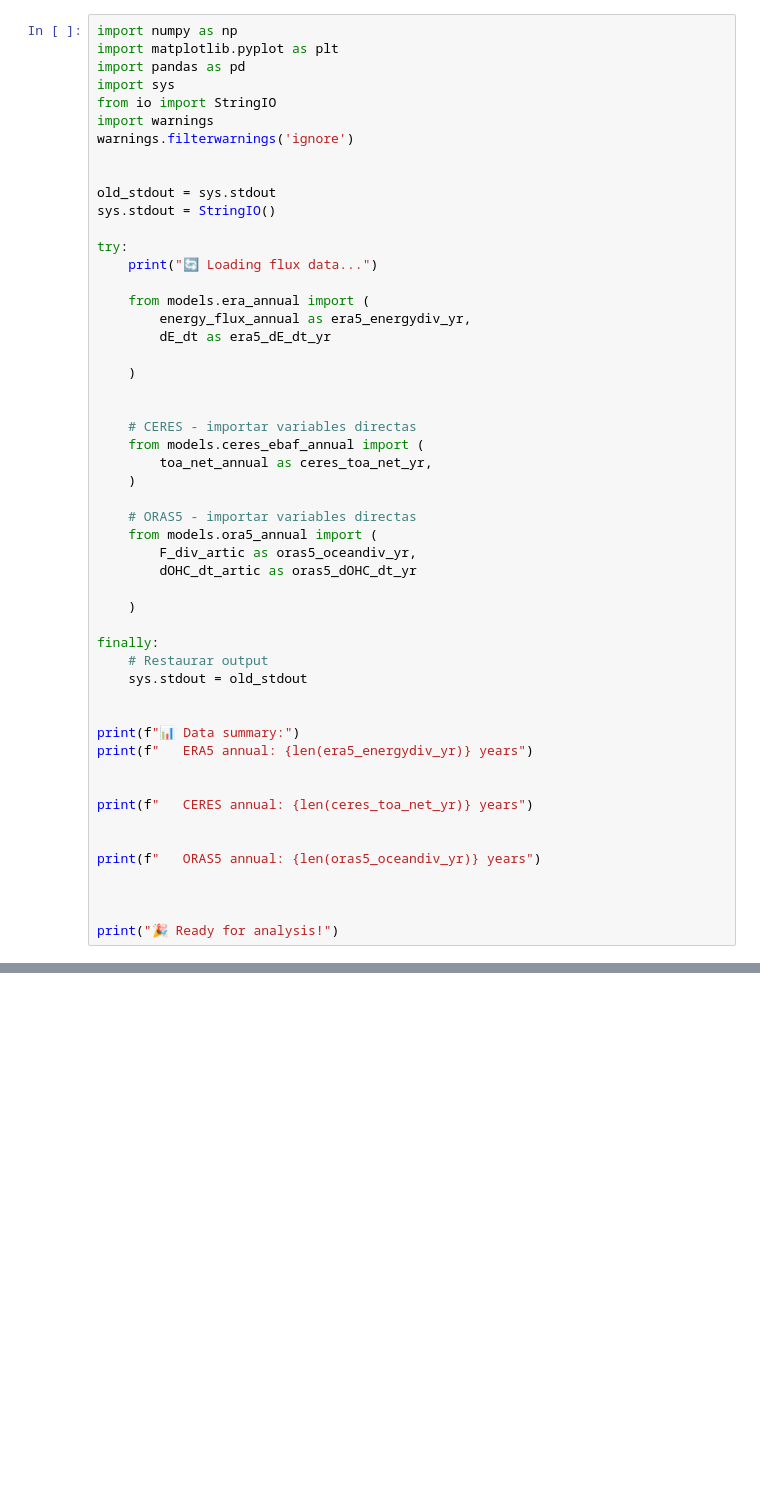
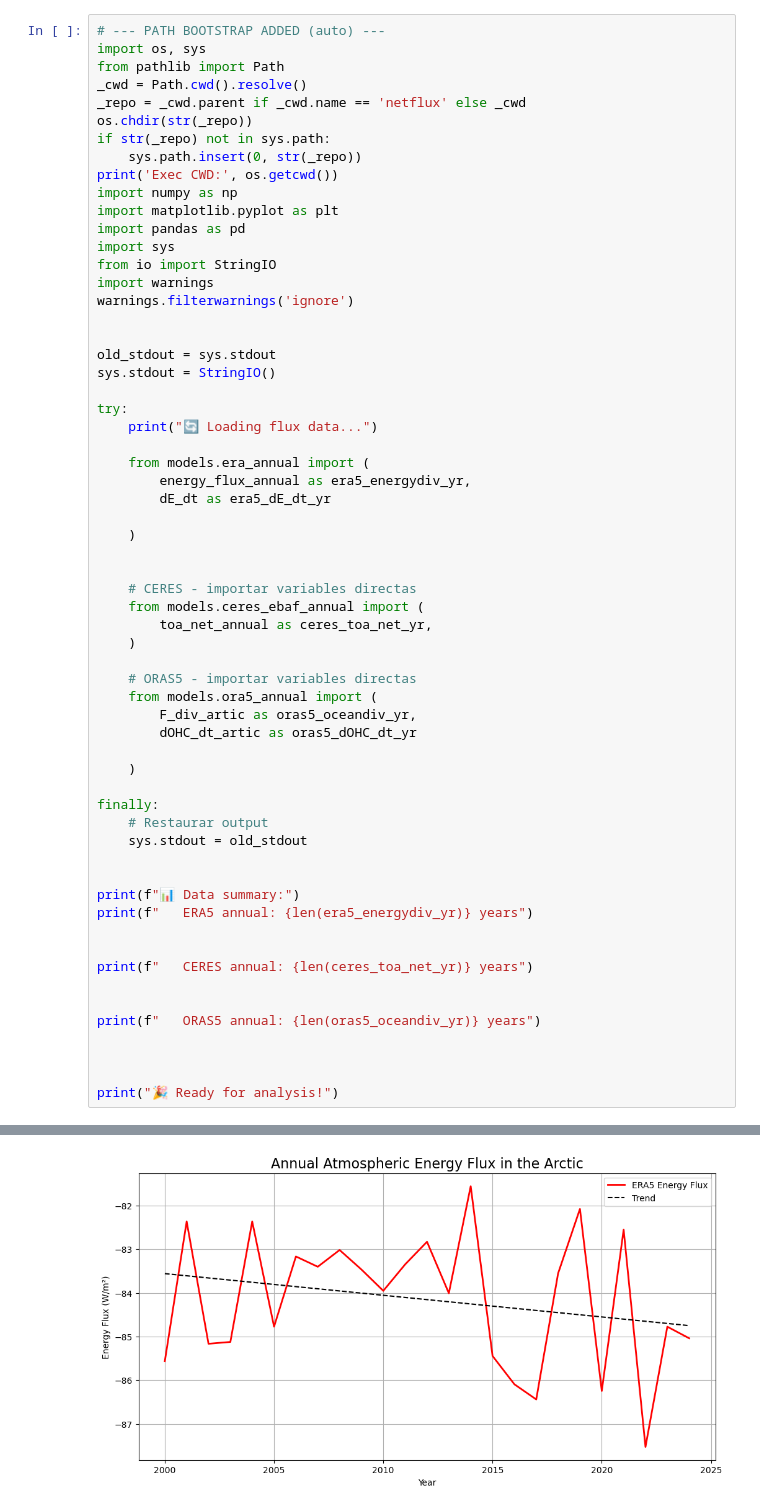
Before and after one commit to mc5601/arctic-energy-budget-analysis, a Jupyter notebook: netflux/net_flux-annual.ipynb, the cells around one changed output, grey strips where cells are left out. Drawn from its saved outputs; the diff is of its cells as text; blank space fills up the shorter version.

Commit message:
Execute public notebooks and add models/plots outputs

```diff
--- a/netflux/net_flux-annual.ipynb
+++ b/netflux/net_flux-annual.ipynb
@@ -1,4 +1,13 @@
 # %%
+# --- PATH BOOTSTRAP ADDED (auto) ---
+import os, sys
+from pathlib import Path
+_cwd = Path.cwd().resolve()
+_repo = _cwd.parent if _cwd.name == 'netflux' else _cwd
+os.chdir(str(_repo))
+if str(_repo) not in sys.path:
+    sys.path.insert(0, str(_repo))
+print('Exec CWD:', os.getcwd())
 import numpy as np
 import matplotlib.pyplot as plt
 import pandas as pd
@@ -50,3 +59,4 @@ print(f"   ORAS5 annual: {len(oras5_oceandiv_yr)} years")
 
 
 print("🎉 Ready for analysis!")
+# %% [output]
@@ -52,0 +64 @@ print("🎉 Ready for analysis!")
+[figure, added]
```
Also changed, not shown: parts of 3 cells of this notebook, 15 other files.
